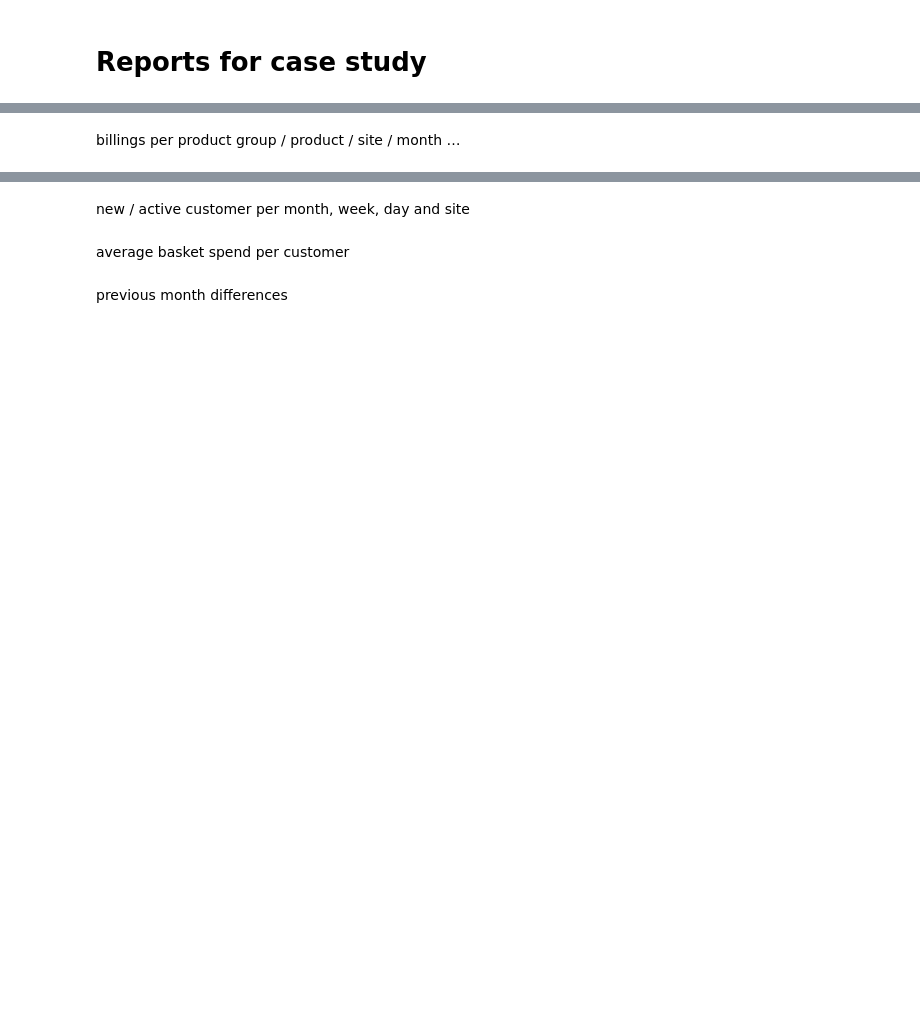
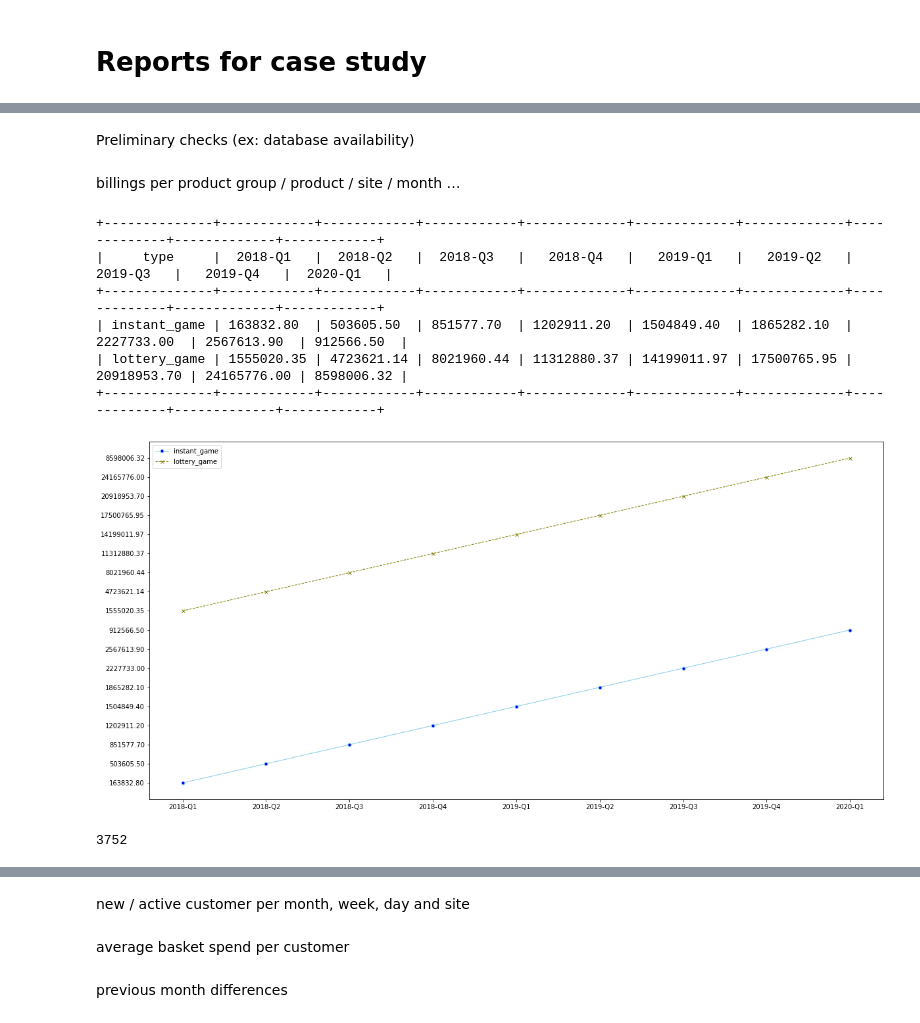
Before and after one commit to Gasta88/LotteryDataPipeline, a Jupyter notebook: reports/Lotto24_reports.ipynb, the cells around one changed output, grey strips where cells are left out. Drawn from its saved outputs; the diff is of its cells as text; code cells hidden in the pictures; blank space fills up the shorter version.

```diff
--- a/reports/Lotto24_reports.ipynb
+++ b/reports/Lotto24_reports.ipynb
@@ -21,4 +6,15 @@ Successfully installed cycler-0.10.0 kiwisolver-1.3.1 matplotlib-3.3.4 pillow-8.
 import pandas as pd
 import numpy as np
 import matplotlib.pyplot as plt
+import sqlite3
+import os
+from tabulate import tabulate
+import gc
 %matplotlib inline
+
+plt.rcParams["figure.figsize"] = (20,10)
+# %%
+# settings
+db_file = '../db/production.db'
+# %% [markdown]
+Preliminary checks (ex: database availability)
@@ -25,2 +24,34 @@ import matplotlib.pyplot as plt
 # %% [markdown]
 billings per product group / product / site / month …
+# %%
+# product group
+df = pd.DataFrame([])
+with sqlite3.connect(db_file) as conn:
+    query = 'select "type",name,website ,booking_month ,booking_year ||\'-Q\'||booking_quarter as quarter , total_price from billing_vw bv;'
+    df = pd.read_sql_query(query, con=conn)
+
+by_type = df.groupby(['type', 'quarter']).agg({'total_price': ['sum']}).reset_index()
+by_type.columns = ['type', 'quarter', 'total_price']
+by_type['total_price'] = by_type['total_price'].apply(lambda x: '{:.2f}'.format(x))
+print(tabulate(by_type.pivot(index='type', columns='quarter', values='total_price'), headers='keys', tablefmt='pretty'))
+
+# plotting
+plt.plot( 'quarter', 'total_price', data=by_type[by_type['type'] == 'instant_game'], marker='o', markerfacecolor='blue', markersize=5, color='skyblue', linewidth=1, label='instant_game')
+plt.plot( 'quarter', 'total_price', data=by_type[by_type['type'] == 'lottery_game'], marker='x', markerfacecolor='green', markersize=5, color='olive', linestyle='dashed', linewidth=1, label='lottery_game')
+# show legend
+plt.legend()
+
+# show graph
+plt.show()
+
+del(by_type)
+gc.collect()
+# %% [output]
++--------------+------------+------------+------------+-------------+-------------+-------------+-------------+-------------+------------+
+|     type     |  2018-Q1   |  2018-Q2   |  2018-Q3   |   2018-Q4   |   2019-Q1   |   2019-Q2   |   2019-Q3   |   2019-Q4   |  2020-Q1   |
++--------------+------------+------------+------------+-------------+-------------+-------------+-------------+-------------+------------+
+| instant_game | 163832.80  | 503605.50  | 851577.70  | 1202911.20  | 1504849.40  | 1865282.10  | 2227733.00  | 2567613.90  | 912566.50  |
+| lottery_game | 1555020.35 | 4723621.14 | 8021960.44 | 11312880.37 | 14199011.97 | 17500765.95 | 20918953.70 | 24165776.00 | 8598006.32 |
++--------------+------------+------------+------------+-------------+-------------+-------------+-------------+-------------+------------+
+[figure, added]
+3752
```
Also changed, not shown: parts of 6 cells of this notebook, 7 other files.
